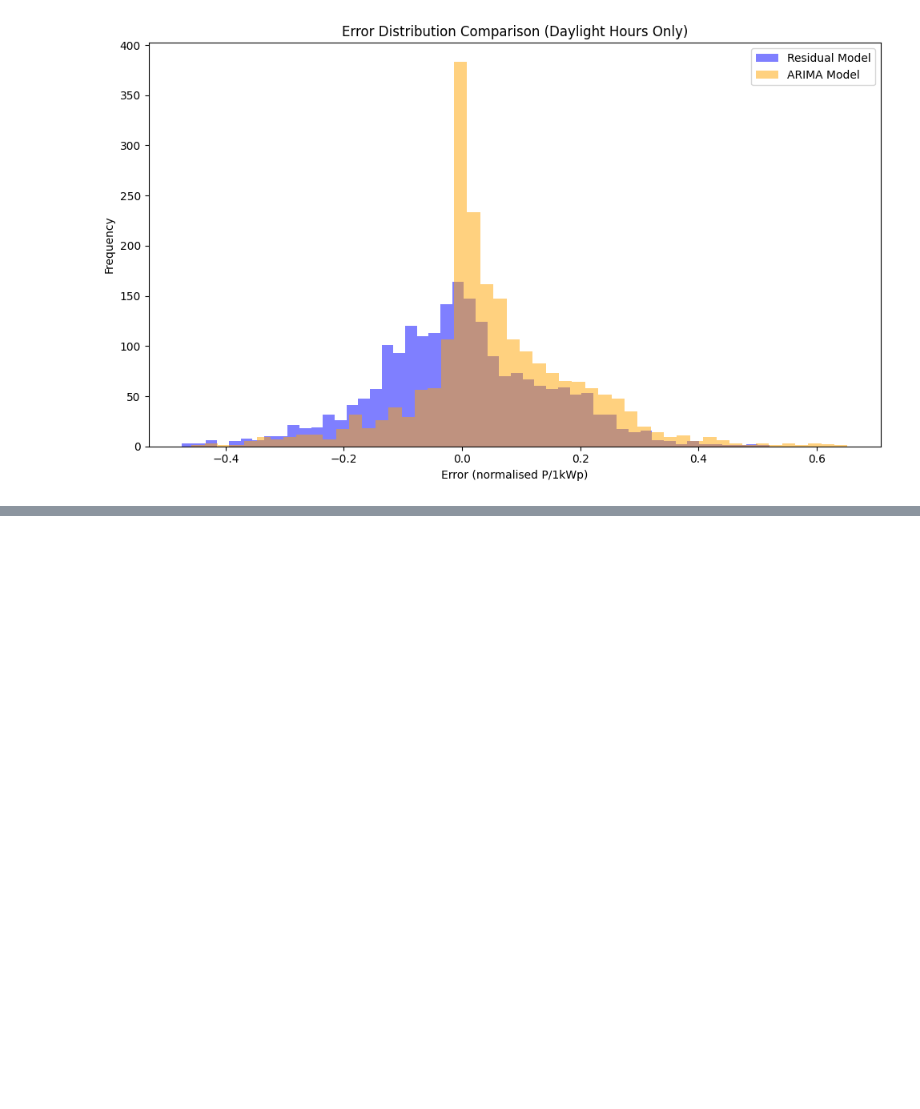
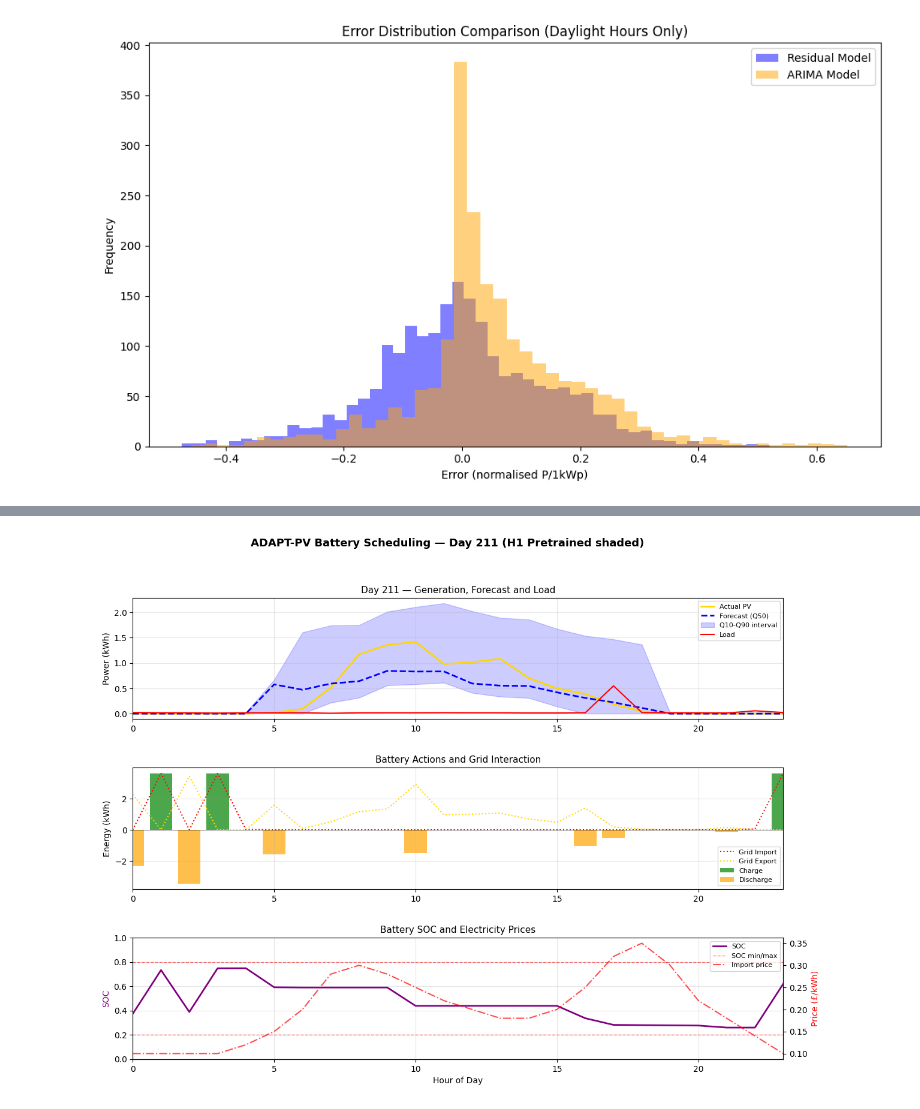
Before and after one commit to AlyHafez/adaptive-pv-forecasting, a Jupyter notebook: notebooks/result_analysis.ipynb, the cells around one changed output, grey strips where cells are left out. Cells and saved outputs as stored; diff of their text form; code cells hidden in the pictures; blank space fills up the shorter version.

Commit message:
add analysis scripts, update notebook, ignore results/

```diff
--- a/notebooks/result_analysis.ipynb
+++ b/notebooks/result_analysis.ipynb
@@ -367,0 +367,90 @@ plt.show()
+# %%
+import matplotlib.pyplot as plt
+import matplotlib.gridspec as gridspec
+import pandas as pd
+import numpy as np
+
+# load your saved CSV
+df = pd.read_csv(f"{file_config.results_dir}/control_tft_residual_pretrained_shaded_h1.csv")
+
+# pick a day to visualise — try a summer day (day 180 = late June)
+day = 211
+mask = df["day"] == day
+day_df = df[mask].reset_index(drop=True)
+
+hours = day_df["hour"]
+
+fig = plt.figure(figsize=(14, 10))
+gs  = gridspec.GridSpec(3, 1, hspace=0.4)
+
+# Panel 1 — Generation and Load
+ax1 = fig.add_subplot(gs[0])
+ax1.plot(hours, day_df["actual_pv"],
+         color="gold", linewidth=2, label="Actual PV")
+ax1.plot(hours, day_df["forecast_median"],
+         color="blue", linewidth=2, linestyle="--", label="Forecast (Q50)")
+ax1.fill_between(hours,
+                  day_df["forecast_lower"],
+                  day_df["forecast_upper"],
+                  alpha=0.2, color="blue", label="Q10-Q90 interval")
+ax1.plot(hours, day_df["load"],
+         color="red", linewidth=1.5, label="Load")
+ax1.set_ylabel("Power (kWh)", fontsize=10)
+ax1.set_title(f"Day {day} — Generation, Forecast and Load", fontsize=11)
+ax1.legend(fontsize=8)
+ax1.set_xlim(0, 23)
+ax1.grid(alpha=0.3)
+
+# Panel 2 — Battery actions
+ax2 = fig.add_subplot(gs[1])
+ax2.bar(hours, day_df["charge"],
+        color="green", alpha=0.7, label="Charge")
+ax2.bar(hours, -day_df["discharge"],
+        color="orange", alpha=0.7, label="Discharge")
+ax2.plot(hours, day_df["actual_import"],
+         color="red", linewidth=1.5,
+         linestyle=":", label="Grid Import")
+ax2.plot(hours, day_df["actual_export"],
+         color="gold", linewidth=1.5,
+         linestyle=":", label="Grid Export")
+ax2.set_ylabel("Energy (kWh)", fontsize=10)
+ax2.set_title("Battery Actions and Grid Interaction", fontsize=11)
+ax2.legend(fontsize=8)
+ax2.set_xlim(0, 23)
+ax2.axhline(y=0, color="black", linewidth=0.5)
+ax2.grid(alpha=0.3)
+
+# Panel 3 — SOC and prices
+ax3 = fig.add_subplot(gs[2])
+ax3_twin = ax3.twinx()
+
+ax3.plot(hours, day_df["soc_next"],
+         color="purple", linewidth=2, label="SOC")
+ax3.axhline(y=0.2, color="red", linestyle="--",
+            alpha=0.5, linewidth=1, label="SOC min/max")
+ax3.axhline(y=0.8, color="red", linestyle="--", alpha=0.5, linewidth=1)
+ax3.set_ylabel("SOC", fontsize=10, color="purple")
+ax3.set_ylim(0, 1)
+
+ax3_twin.plot(hours, day_df["import_price"],
+              color="red", linewidth=1.5,
+              linestyle="-.", alpha=0.7, label="Import price")
+ax3_twin.set_ylabel("Price (£/kWh)", fontsize=10, color="red")
+
+ax3.set_xlabel("Hour of Day", fontsize=10)
+ax3.set_title("Battery SOC and Electricity Prices", fontsize=11)
+ax3.set_xlim(0, 23)
+ax3.grid(alpha=0.3)
+
+# combine legends
+lines1, labels1 = ax3.get_legend_handles_labels()
+lines2, labels2 = ax3_twin.get_legend_handles_labels()
+ax3.legend(lines1 + lines2, labels1 + labels2, fontsize=8)
+
+plt.suptitle(f"ADAPT-PV Battery Scheduling — Day {day} (H1 Pretrained shaded)",
+             fontsize=13, fontweight='bold')
+plt.savefig(f"{file_config.results_dir}/scheduling_day_{day}_tft_residual.png",
+            dpi=300, bbox_inches='tight')
+plt.show()
+# %% [output]
+[figure, added]
```
Also changed, not shown: parts of 6 cells of this notebook, 3 other files.
